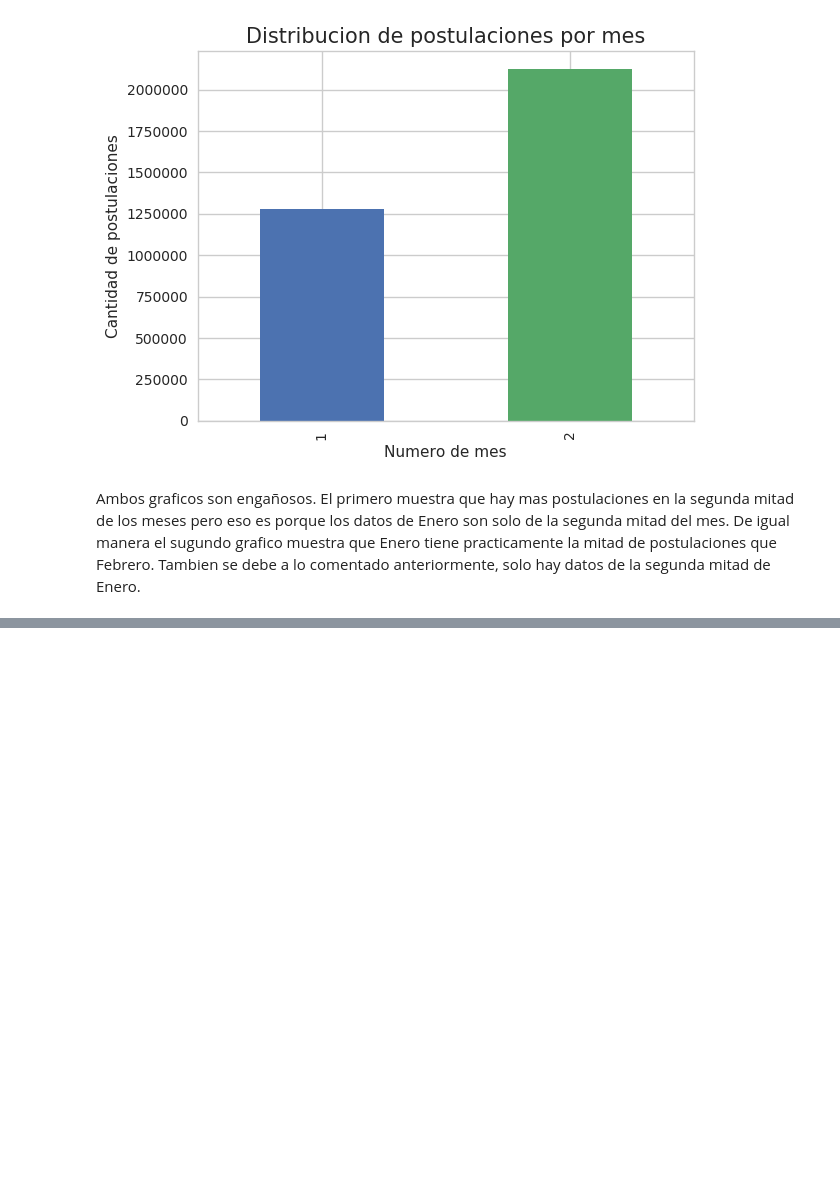
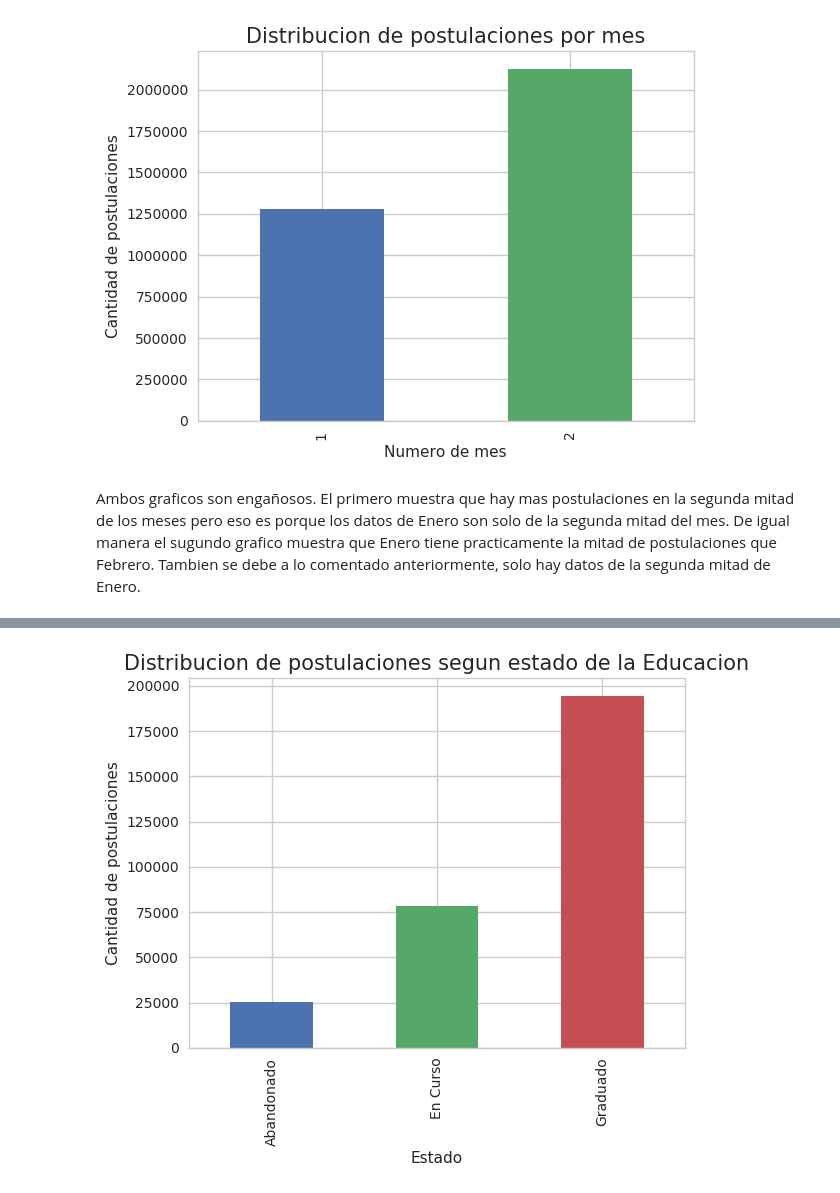
Before and after one commit to juanpcapurro/tp_datos, a Jupyter notebook: tp.ipynb, the cells around one changed output, grey strips where cells are left out. Drawn from its saved outputs; the diff is of its cells as text; code cells hidden in the pictures; blank space fills up the shorter version.

Commit message:
grafico de cantidad de publicaciones segun el estado de la carrera de las personas.

```diff
--- a/tp.ipynb
+++ b/tp.ipynb
@@ -113,2 +118,9 @@ postulaciones_educacion['estado'].value_counts()
+# %%
+post_educ_estado = postulaciones_educacion['estado'].value_counts().sort_index().plot(kind='bar')
+post_educ_estado.set_title('Distribucion de postulaciones segun estado de la Educacion',fontsize=15)
+post_educ_estado.set_xlabel('Estado')
+post_educ_estado.set_ylabel('Cantidad de postulaciones');
+# %% [output]
+[figure, added]
 # %%
 postulaciones_genero_edad.head()
```
Also changed, not shown: parts of 6 cells of this notebook.
